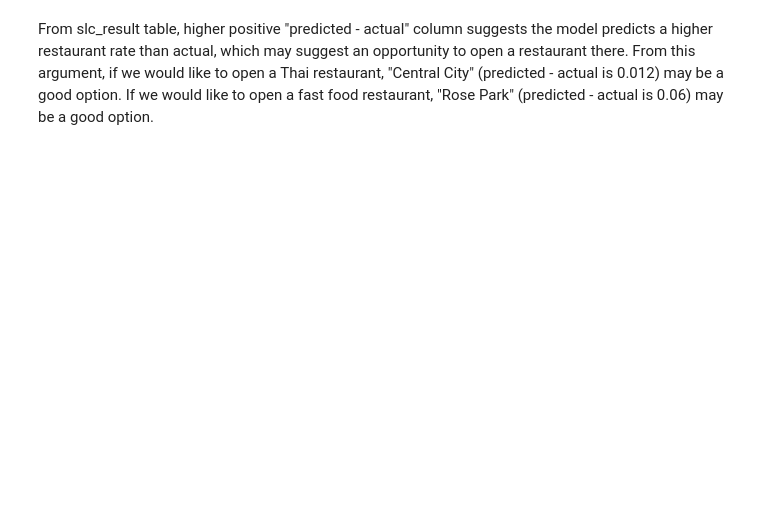
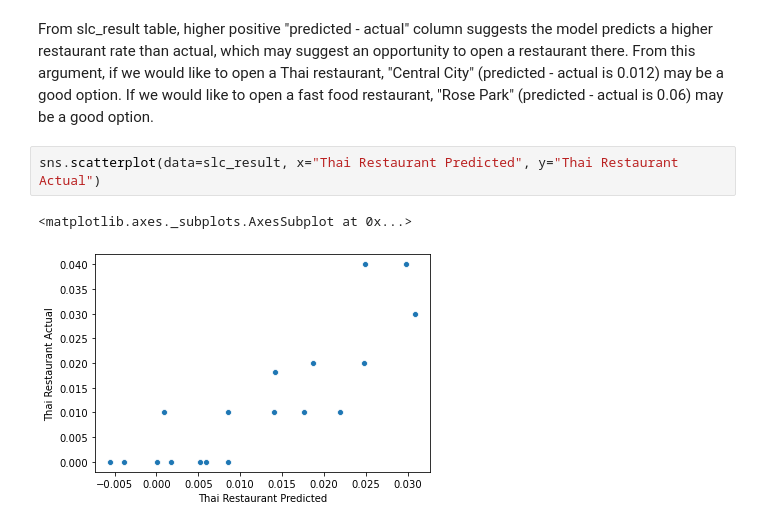
Before and after one commit to kanzhang36/Coursera_Capstone, a Jupyter notebook: Capstone Project Week5 Restaurant in SLC.ipynb, the cells around one changed output. Saved outputs shown, nothing was run; the diff lists cells and outputs as text; blank space fills up the shorter version.

```diff
--- a/Capstone Project Week5 Restaurant in SLC.ipynb
+++ b/Capstone Project Week5 Restaurant in SLC.ipynb
@@ -974,3 +974,8 @@ slc_result
 | 19 | Yalecrest | 0.020000 | 0.024827 | 0.000000 | 0.006587 | ... |
 # %% [markdown]
 From slc_result table, higher positive "predicted - actual" column suggests the model predicts a higher restaurant rate than actual, which may suggest an opportunity to open a restaurant there. From this argument, if we would like to open a Thai restaurant, "Central City" (predicted - actual is 0.012) may be a good option. If we would like to open a fast food restaurant, "Rose Park" (predicted - actual is 0.06) may be a good option.
+# %%
+sns.scatterplot(data=slc_result, x="Thai Restaurant Predicted", y="Thai Restaurant Actual")
+# %% [output]
+<matplotlib.axes._subplots.AxesSubplot at 0x...>
+[figure, added]
```
Also changed, not shown: parts of 1 cell of this notebook.
